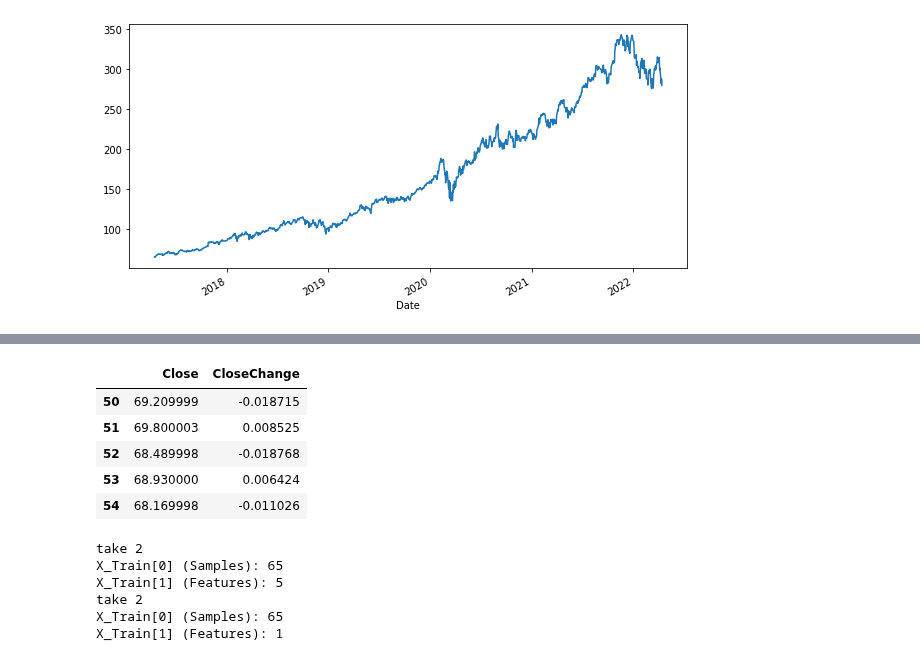
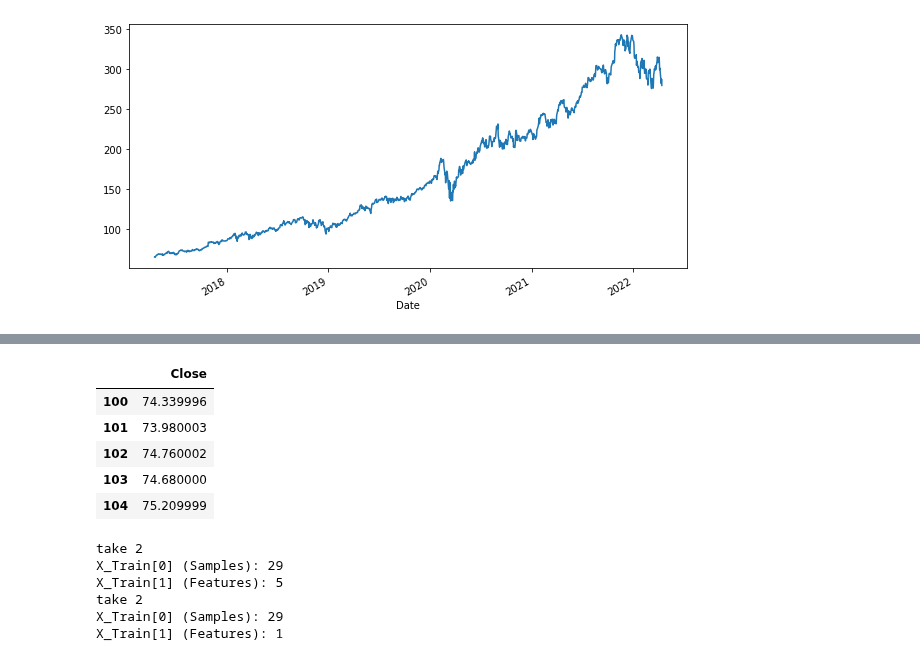
Before and after one commit to jeniferwerthman/AdvAILSTM, a Jupyter notebook: LSTMStock_FinalVersion.ipynb, the cells around one changed output, grey strips where cells are left out. Saved outputs shown, nothing was run; the diff lists cells and outputs as text; code cells hidden in the pictures.

```diff
--- a/LSTMStock_FinalVersion.ipynb
+++ b/LSTMStock_FinalVersion.ipynb
@@ -97,22 +127,22 @@ open
 # %%
 #Creating a new Dataframe & Dataset with subset of records
 
 #Parameters
-fromRecord = 50
-toRecord = 100
+fromRecord = 100
+toRecord = 150
 
-newDf = pd.DataFrame().assign(Close=stockDf['Close'], CloseChange=stockDf['closeChange'])
+newDf = pd.DataFrame().assign(Close=stockDf['Close']) #, CloseChange=stockDf['closeChange'])
 newDf = newDf.loc[fromRecord:toRecord]
 myDs = newDf.values
 myDs = myDs.astype('float32')
 newDf.head(5)
 # %% [output]
-|  | Close | CloseChange |
-| 50 | 69.209999 | -0.018715 |
-| 51 | 69.800003 | 0.008525 |
-| 52 | 68.489998 | -0.018768 |
-| 53 | 68.930000 | 0.006424 |
-| 54 | 68.169998 | -0.011026 |
+|  | Close |
+| 100 | 74.339996 |
+| 101 | 73.980003 |
+| 102 | 74.760002 |
+| 103 | 74.680000 |
+| 104 | 75.209999 |
 # %%
 #Parameters
 trainingSet = .70
@@ -167,10 +197,10 @@ print('X_Train[0] (Samples): ' + str(X_train.shape[0]))
 print('X_Train[1] (Features): ' + str(X_train.shape[1]))
 # %% [output]
 take 2
-X_Train[0] (Samples): 65
+X_Train[0] (Samples): 29
 X_Train[1] (Features): 5
 take 2
-X_Train[0] (Samples): 65
+X_Train[0] (Samples): 29
 X_Train[1] (Features): 1
 # %%
 #Parameters
```
Also changed, not shown: parts of 14 cells of this notebook.
